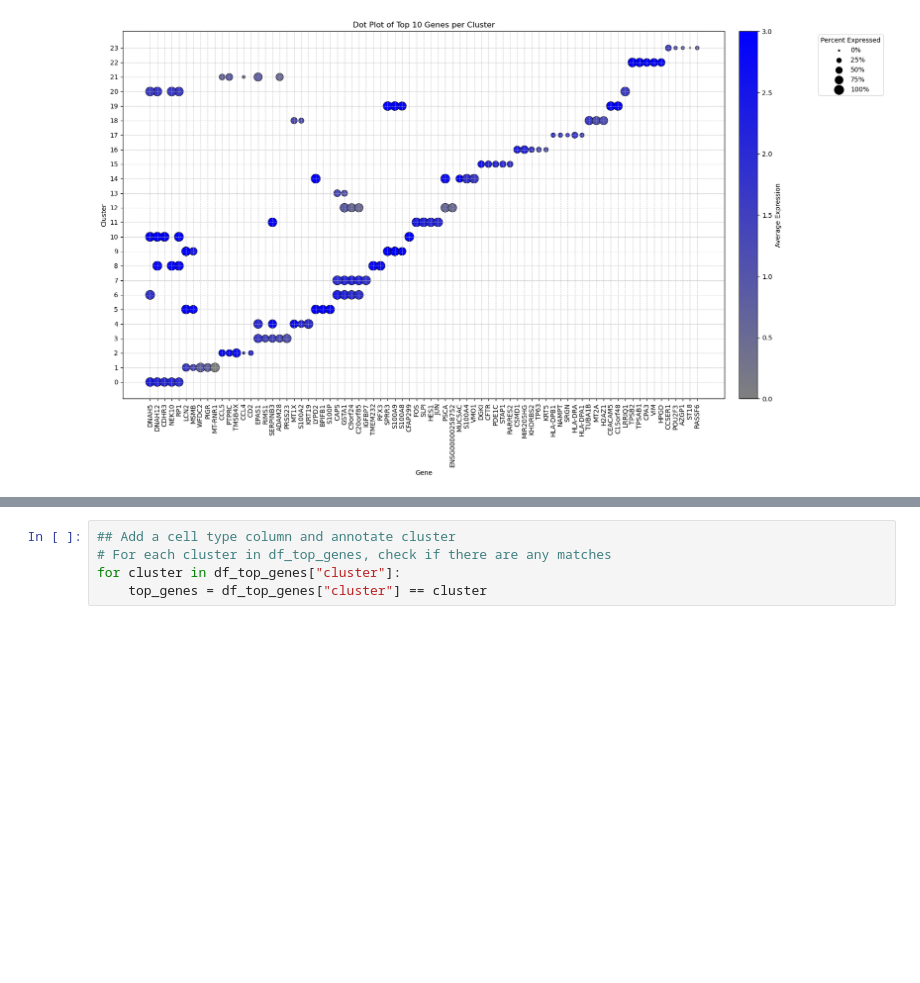
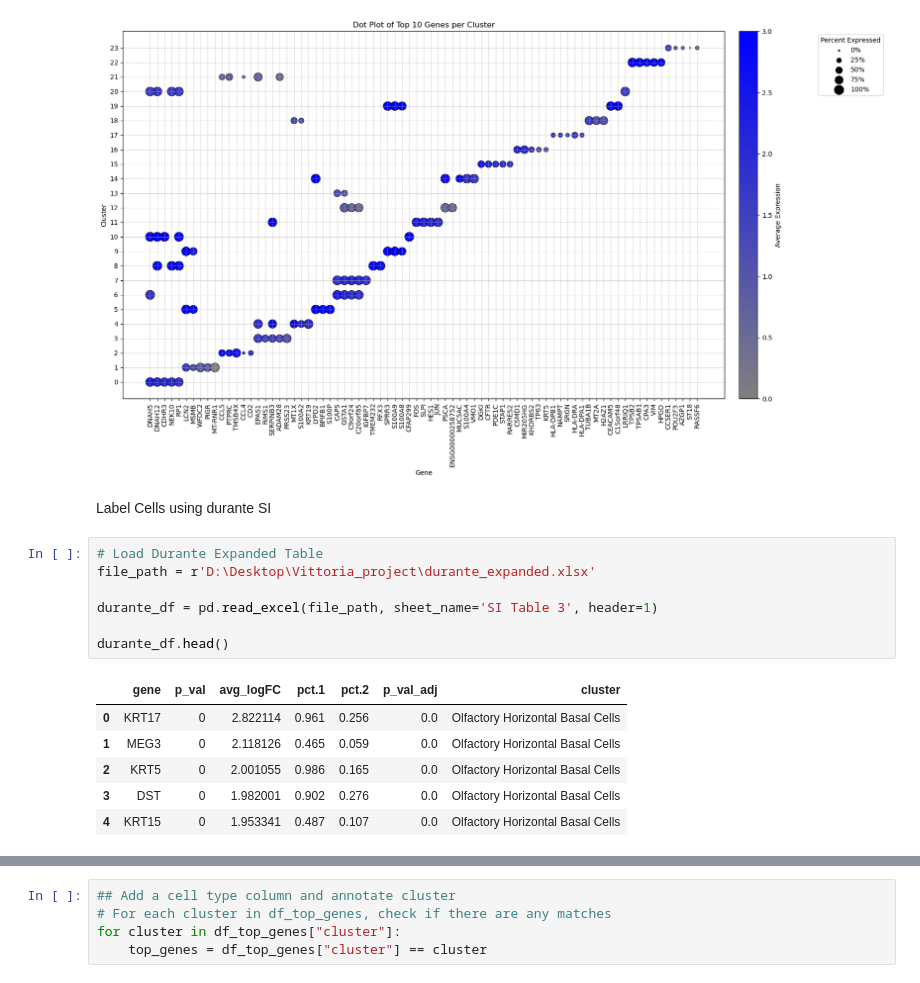
Before and after one commit to SaverioVP/Calegari_olfactory_sc_seq, a Jupyter notebook: olfactory_cell_clustering.ipynb, the cells around one changed output, grey strips where cells are left out. Cells and saved outputs as stored; diff of their text form; blank space fills up the shorter version.

Commit message:
Add files via upload
Updated for new resolution clustering

```diff
--- a/olfactory_cell_clustering.ipynb
+++ b/olfactory_cell_clustering.ipynb
@@ -100,3 +96,19 @@ plt.tight_layout(rect=[0, 0, 0.85, 1])
 plt.show()
 # %% [output]
 [figure]
+# %% [markdown]
+Label Cells using durante SI
+# %%
+# Load Durante Expanded Table
+file_path = r'D:\Desktop\Vittoria_project\durante_expanded.xlsx'
+
+durante_df = pd.read_excel(file_path, sheet_name='SI Table 3', header=1)
+
+durante_df.head()
+# %% [output]
+|  | gene | p_val | avg_logFC | pct.1 | pct.2 | p_val_adj | cluster |
+| 0 | KRT17 | 0 | 2.822114 | 0.961 | 0.256 | 0.0 | Olfactory Horizontal Basal Cells |
+| 1 | MEG3 | 0 | 2.118126 | 0.465 | 0.059 | 0.0 | Olfactory Horizontal Basal Cells |
+| 2 | KRT5 | 0 | 2.001055 | 0.986 | 0.165 | 0.0 | Olfactory Horizontal Basal Cells |
+| 3 | DST | 0 | 1.982001 | 0.902 | 0.276 | 0.0 | Olfactory Horizontal Basal Cells |
+| 4 | KRT15 | 0 | 1.953341 | 0.487 | 0.107 | 0.0 | Olfactory Horizontal Basal Cells |
```
Also changed, not shown: parts of 40 cells of this notebook.
